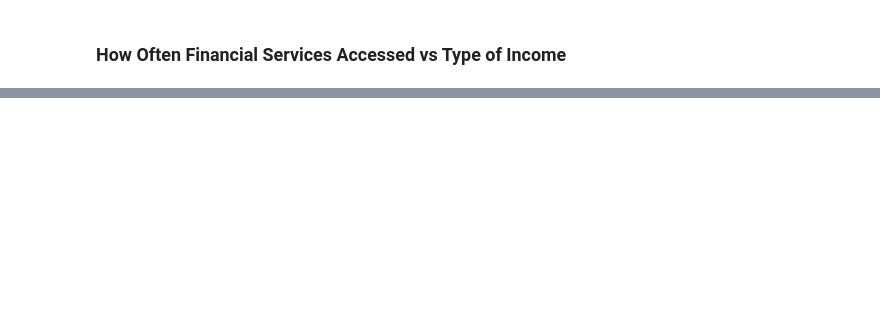
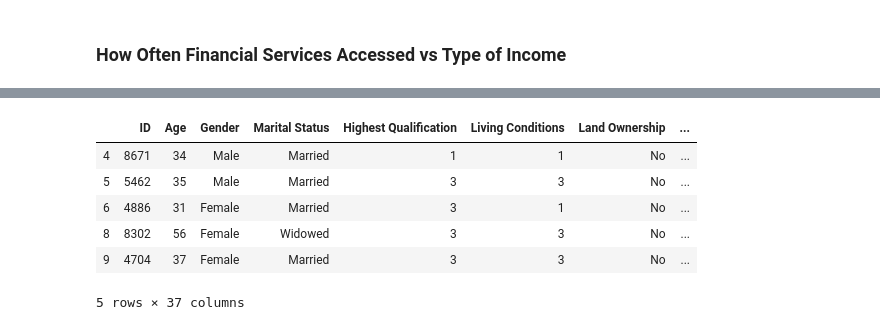
Before and after one commit to PhathuAuti/tanzania-data-viz, a Jupyter notebook: Tanzania Data Viz.ipynb, the cells around one changed output, grey strips where cells are left out. Cells and saved outputs as stored; diff of their text form; code cells hidden in the pictures; blank space fills up the shorter version.

```diff
--- a/Tanzania Data Viz.ipynb
+++ b/Tanzania Data Viz.ipynb
@@ -407,3 +511,14 @@ sns.countplot(y = incomes.Income_Type, hue = 'Received Money(12months)', data =
+# %%
+traders = mob_money[mob_money["Trading"] == 1]
+traders.head()
+# %% [output]
+|  | ID | Age | Gender | Marital Status | Highest Qualification | Living Conditions | Land Ownership | ... |
+| 4 | 8671 | 34 | Male | Married | 1 | 1 | No | ... |
+| 5 | 5462 | 35 | Male | Married | 3 | 3 | No | ... |
+| 6 | 4886 | 31 | Female | Married | 3 | 1 | No | ... |
+| 8 | 8302 | 56 | Female | Widowed | 3 | 3 | No | ... |
+| 9 | 4704 | 37 | Female | Married | 3 | 3 | No | ... |
+5 rows × 37 columns
 # %%
 maps = folium.Map(location=[-6.161184, 35.745426], tiles='OpenStreetMap', zoom_start=6)
 marker_cluster = MarkerCluster().add_to(maps)
```
Also changed, not shown: parts of 38 cells of this notebook.
